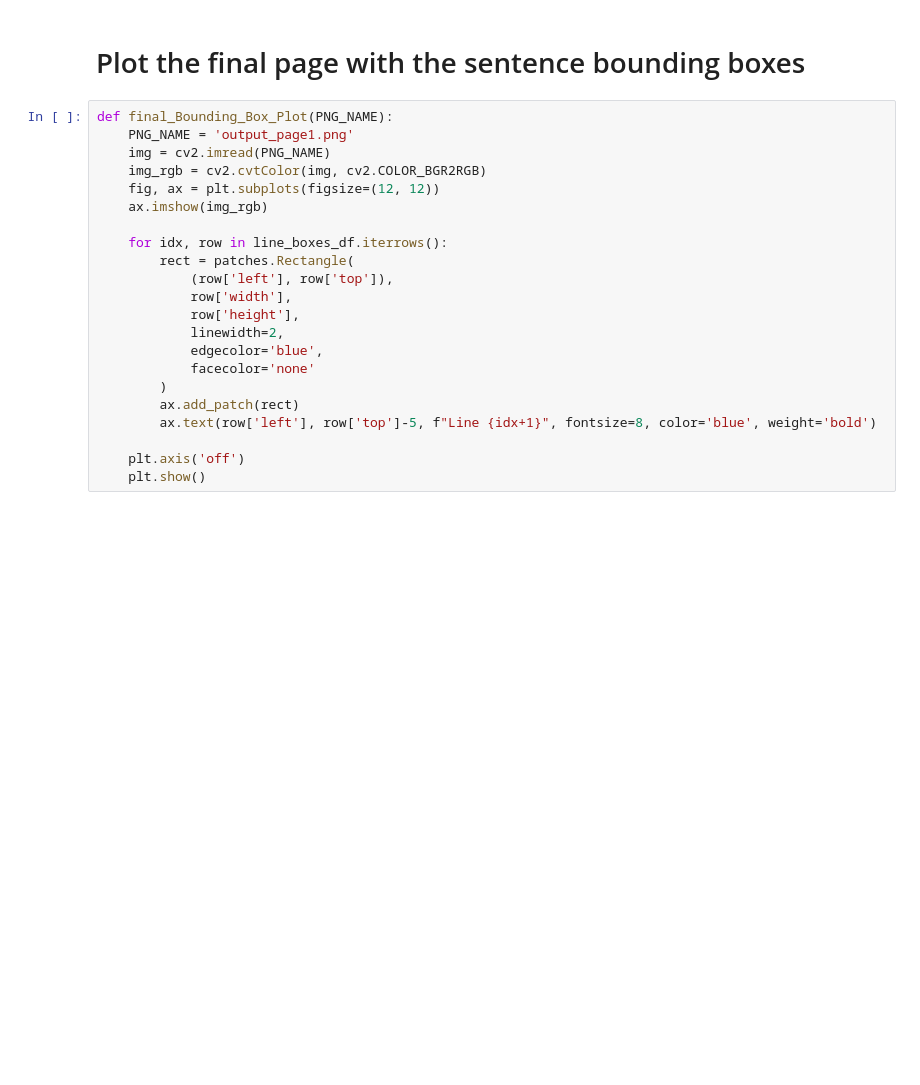
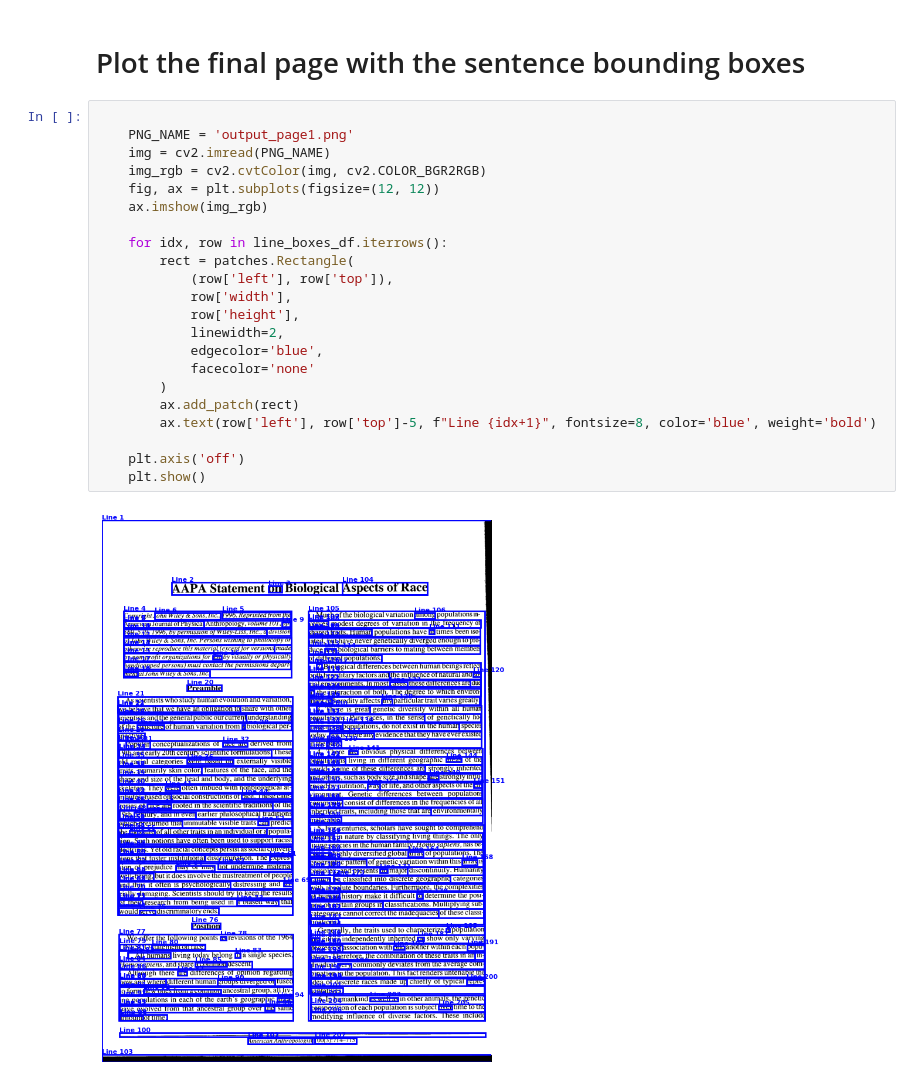
Before and after one commit to JonathanPLev/BeginnerProjectFallQuarter2025, a Jupyter notebook: python_notebooks/wordBoxesToSentenceBoxes.ipynb, the cells around one changed output. Saved outputs shown, nothing was run; the diff lists cells and outputs as text; blank space fills up the shorter version.

Commit message:
3 attempts at getting bounding boxes

```diff
--- a/python_notebooks/wordBoxesToSentenceBoxes.ipynb
+++ b/python_notebooks/wordBoxesToSentenceBoxes.ipynb
@@ -305,24 +448,26 @@ def create_Sentence_Bounding_Boxes_V2(df_NeededData):
 # %% [markdown]
 # Plot the final page with the sentence bounding boxes
 # %%
-def final_Bounding_Box_Plot(PNG_NAME):
+
     PNG_NAME = 'output_page1.png'
     img = cv2.imread(PNG_NAME)
     img_rgb = cv2.cvtColor(img, cv2.COLOR_BGR2RGB)
     fig, ax = plt.subplots(figsize=(12, 12))
     ax.imshow(img_rgb)
 
     for idx, row in line_boxes_df.iterrows():
         rect = patches.Rectangle(
             (row['left'], row['top']),
             row['width'],
             row['height'],
             linewidth=2,
             edgecolor='blue',
             facecolor='none'
         )
         ax.add_patch(rect)
         ax.text(row['left'], row['top']-5, f"Line {idx+1}", fontsize=8, color='blue', weight='bold')
 
     plt.axis('off')
     plt.show()
+# %% [output]
+[figure, added]
```
Also changed, not shown: parts of 5 cells of this notebook.
